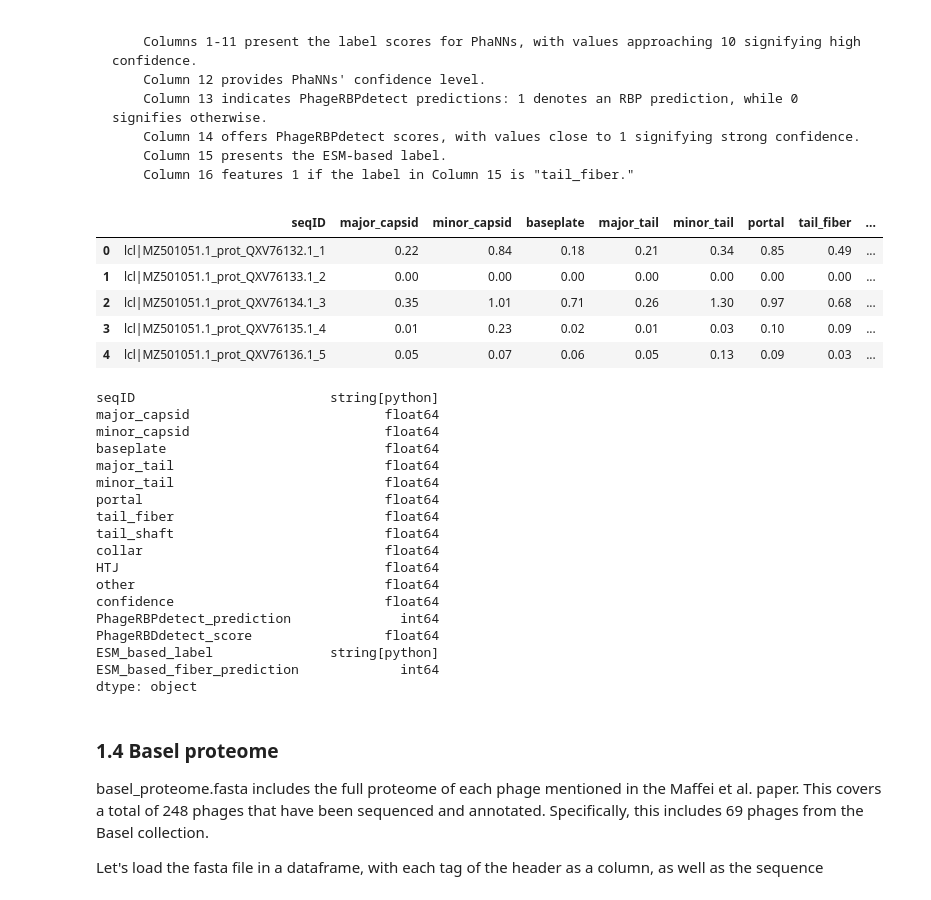
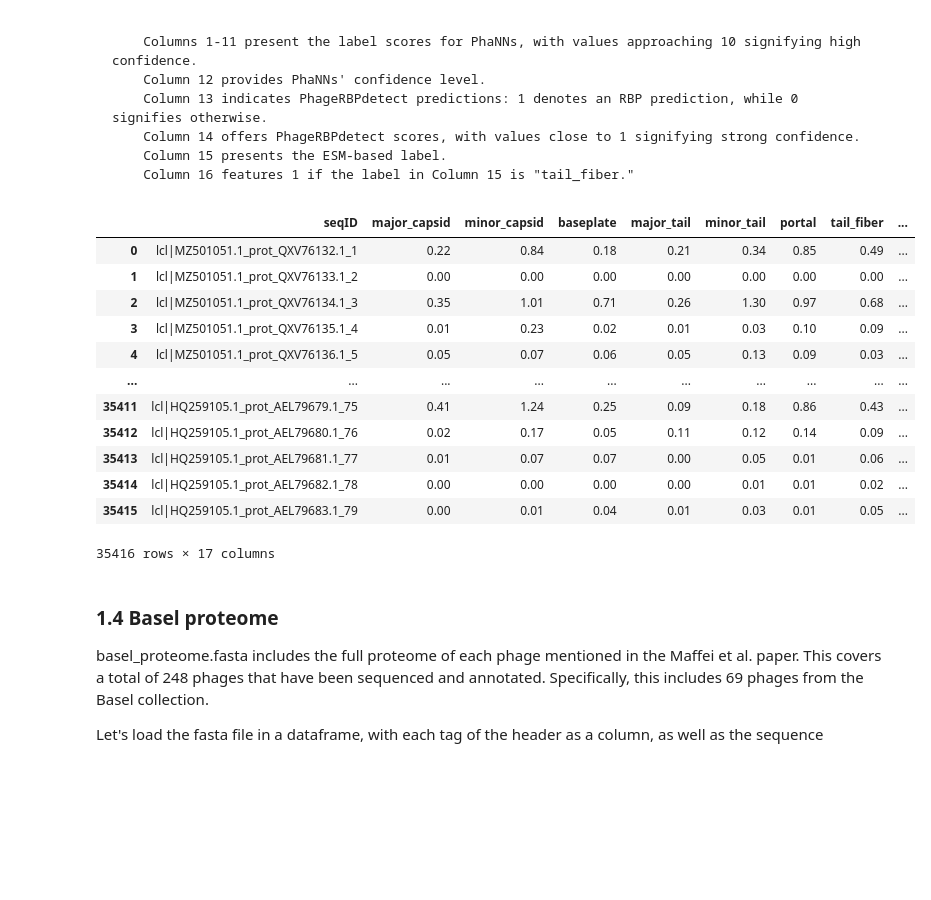
Before and after one commit to Drivahah/Predicting-phage-host-interaction-with-Language-Models, a Jupyter notebook: phage_host_protein_pair/notebooks/01_data_exploration_and_labelling.ipynb, the cells around one changed output. Saved outputs shown, nothing was run; the diff lists cells and outputs as text; code cells hidden in the pictures; blank space fills up the shorter version.

Commit message:
Select protein receptor

```diff
--- a/phage_host_protein_pair/notebooks/01_data_exploration_and_labelling.ipynb
+++ b/phage_host_protein_pair/notebooks/01_data_exploration_and_labelling.ipynb
@@ -150,47 +165,36 @@ Interpreting the Labels:
 # %%
 proteins = pd.read_csv(os.path.join(RAW_PATH, 'phage_proteins_labels.csv'), sep=',')
 
 # Rename columns
 proteins.columns = proteins.columns.str.replace('.', '_')
 proteins.rename(columns=lambda x: x.lower() if proteins.columns.get_loc(x) < 10 else x, inplace=True)
 proteins.rename(columns=lambda x: x.lower() if proteins.columns.get_loc(x) in [11, 12] else x, inplace=True)
 proteins.rename(columns={'name': 'seqID'}, inplace=True)
 
 # Define schema
 proteins['seqID'] = proteins['seqID'].astype('string')
 proteins.iloc[:, 1:13] = proteins.iloc[:, 1:13].astype('float64')
 proteins['PhageRBPdetect_prediction'] = proteins['PhageRBPdetect_prediction'].astype('int64')
 proteins['PhageRBDdetect_score'] = proteins['PhageRBDdetect_score'].astype('float64')
 proteins['ESM_based_label'] = proteins['ESM_based_label'].astype('string')
 proteins['ESM_based_fiber_prediction'] = proteins['ESM_based_fiber_prediction'].astype('int64')
 
-display(proteins.head())
-proteins.dtypes
+display(proteins)
+# proteins.dtypes
 # %% [output]
 |  | seqID | major_capsid | minor_capsid | baseplate | major_tail | minor_tail | portal | tail_fiber | ... |
 | 0 | lcl|MZ501051.1_prot_QXV76132.1_1 | 0.22 | 0.84 | 0.18 | 0.21 | 0.34 | 0.85 | 0.49 | ... |
 | 1 | lcl|MZ501051.1_prot_QXV76133.1_2 | 0.00 | 0.00 | 0.00 | 0.00 | 0.00 | 0.00 | 0.00 | ... |
 | 2 | lcl|MZ501051.1_prot_QXV76134.1_3 | 0.35 | 1.01 | 0.71 | 0.26 | 1.30 | 0.97 | 0.68 | ... |
 | 3 | lcl|MZ501051.1_prot_QXV76135.1_4 | 0.01 | 0.23 | 0.02 | 0.01 | 0.03 | 0.10 | 0.09 | ... |
 | 4 | lcl|MZ501051.1_prot_QXV76136.1_5 | 0.05 | 0.07 | 0.06 | 0.05 | 0.13 | 0.09 | 0.03 | ... |
+| ... | ... | ... | ... | ... | ... | ... | ... | ... | ... |
+| 35411 | lcl|HQ259105.1_prot_AEL79679.1_75 | 0.41 | 1.24 | 0.25 | 0.09 | 0.18 | 0.86 | 0.43 | ... |
+| 35412 | lcl|HQ259105.1_prot_AEL79680.1_76 | 0.02 | 0.17 | 0.05 | 0.11 | 0.12 | 0.14 | 0.09 | ... |
+| 35413 | lcl|HQ259105.1_prot_AEL79681.1_77 | 0.01 | 0.07 | 0.07 | 0.00 | 0.05 | 0.01 | 0.06 | ... |
+| 35414 | lcl|HQ259105.1_prot_AEL79682.1_78 | 0.00 | 0.00 | 0.00 | 0.00 | 0.01 | 0.01 | 0.02 | ... |
+| 35415 | lcl|HQ259105.1_prot_AEL79683.1_79 | 0.00 | 0.01 | 0.04 | 0.01 | 0.03 | 0.01 | 0.05 | ... |
-seqID                         string[python]
-major_capsid                         float64
-minor_capsid                         float64
-baseplate                            float64
-major_tail                           float64
-minor_tail                           float64
-portal                               float64
-tail_fiber                           float64
-tail_shaft                           float64
-collar                               float64
-HTJ                                  float64
-other                                float64
-confidence                           float64
-PhageRBPdetect_prediction              int64
-PhageRBDdetect_score                 float64
-ESM_based_label               string[python]
-ESM_based_fiber_prediction             int64
-dtype: object
+35416 rows × 17 columns
 # %% [markdown]
 ### 1.4 Basel proteome
 basel_proteome.fasta includes the full proteome of each phage mentioned in the Maffei et al. paper. This covers a total of 248 phages that have been sequenced and annotated. Specifically, this includes 69 phages from the Basel collection.
```
Also changed, not shown: parts of 10 cells of this notebook.
